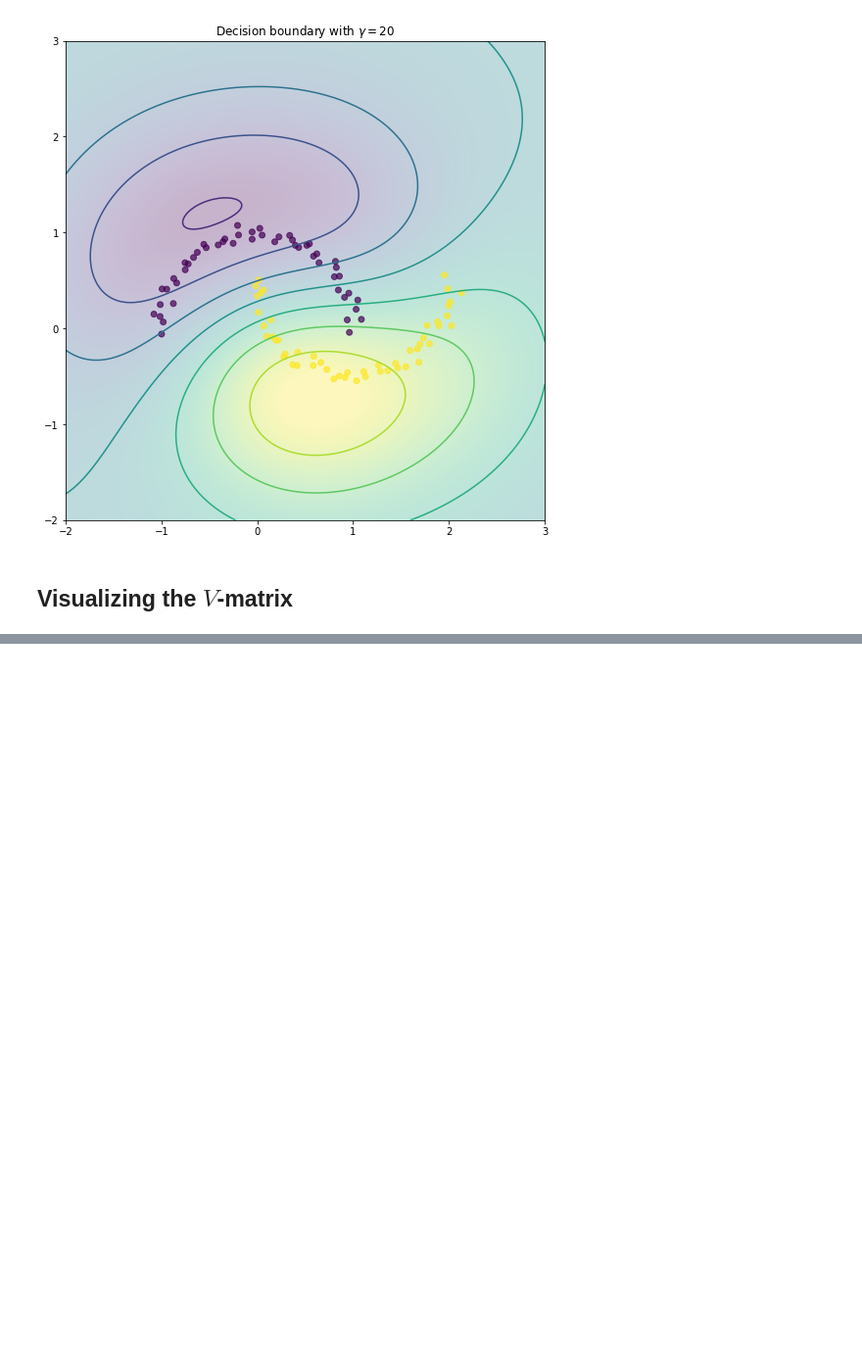
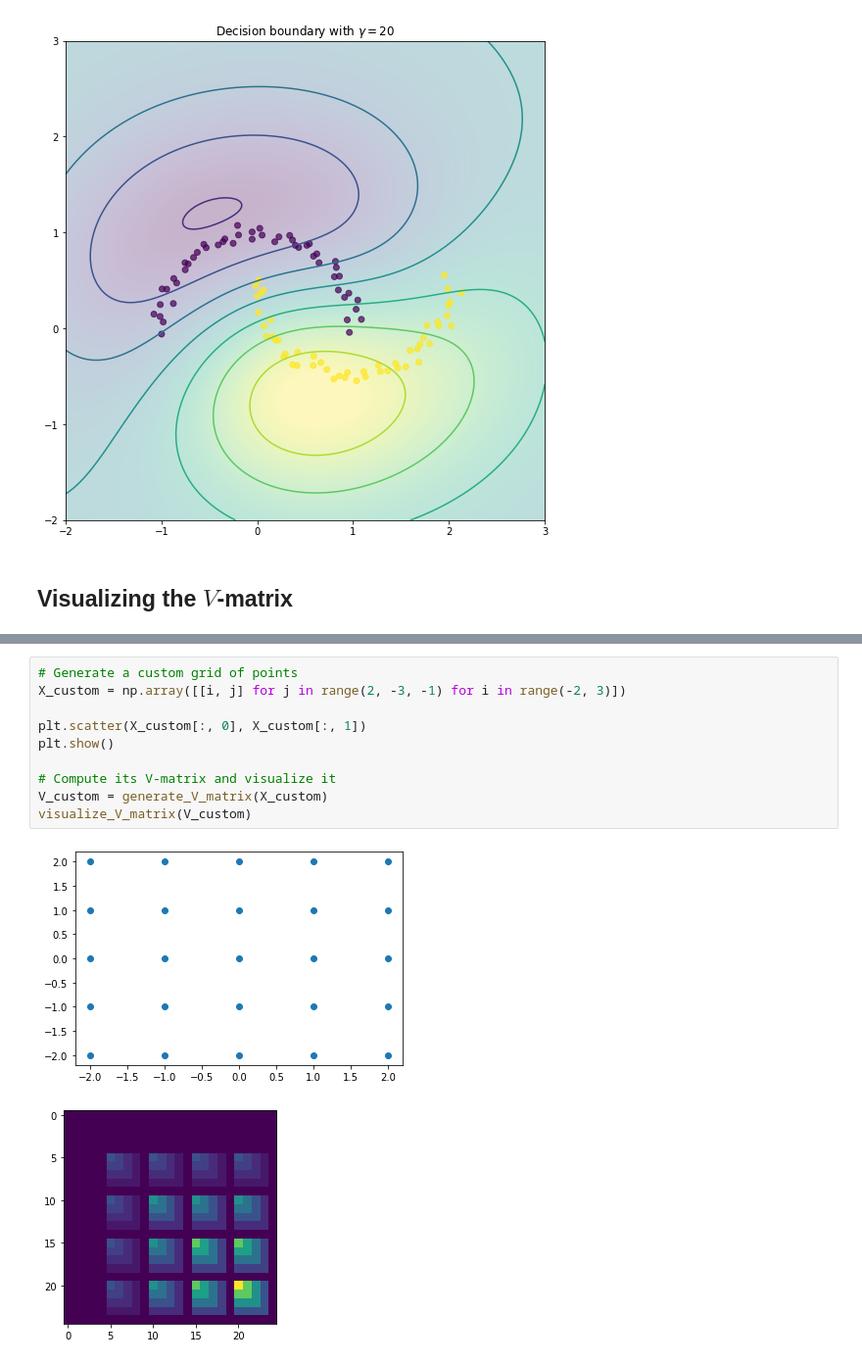
Before and after one commit to Vol0kin/LearningWithInvariants, a Jupyter notebook: examples/SVM_closed_form.ipynb, the cells around one changed output, grey strips where cells are left out. Shown at 98% size. Cells and saved outputs as stored; diff of their text form; blank space fills up the shorter version.

```diff
--- a/examples/SVM_closed_form.ipynb
+++ b/examples/SVM_closed_form.ipynb
@@ -145,0 +173,13 @@ V = generate_V_matrix(X)
+# %%
+# Generate a custom grid of points
+X_custom = np.array([[i, j] for j in range(2, -3, -1) for i in range(-2, 3)])
+
+plt.scatter(X_custom[:, 0], X_custom[:, 1])
+plt.show()
+
+# Compute its V-matrix and visualize it
+V_custom = generate_V_matrix(X_custom)
+visualize_V_matrix(V_custom)
+# %% [output]
+[figure, added]
+[figure, added]
```
Also changed, not shown: parts of 5 cells of this notebook.
